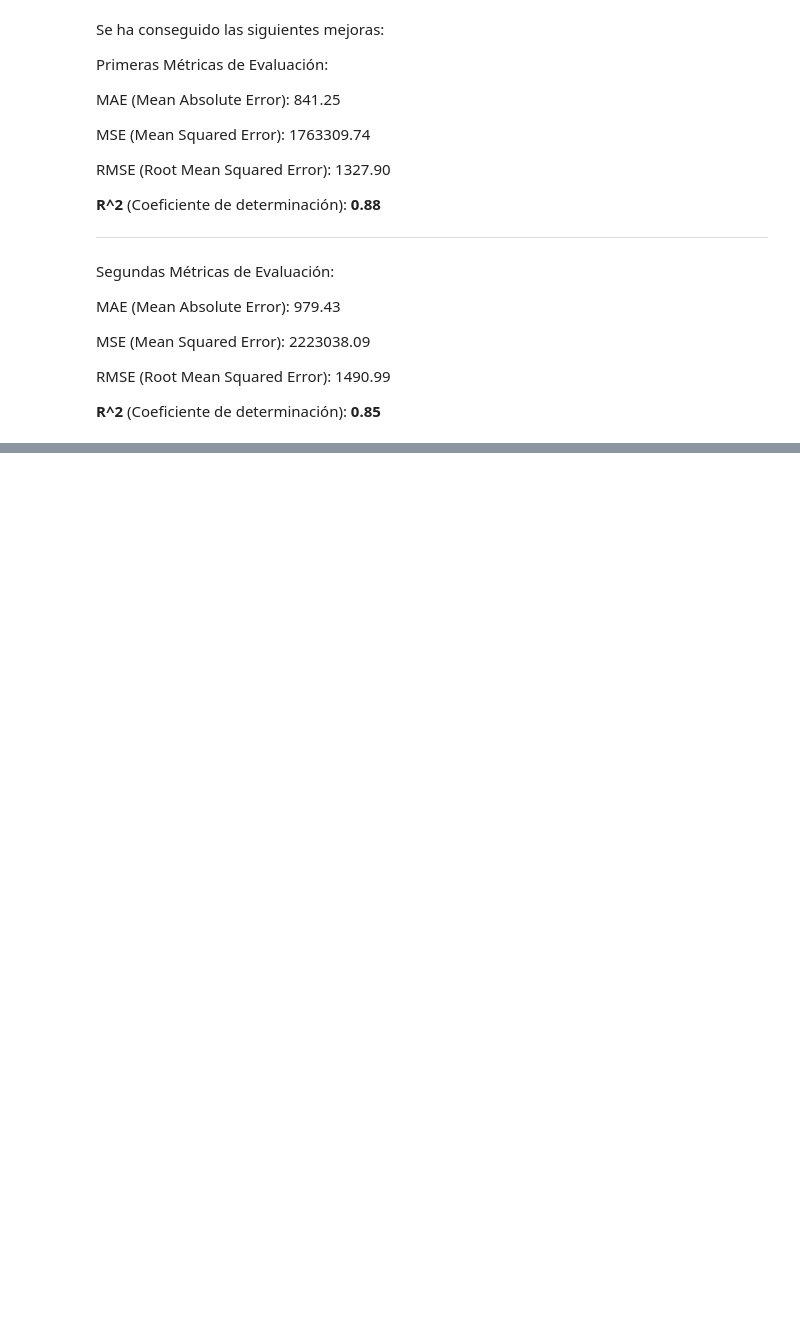
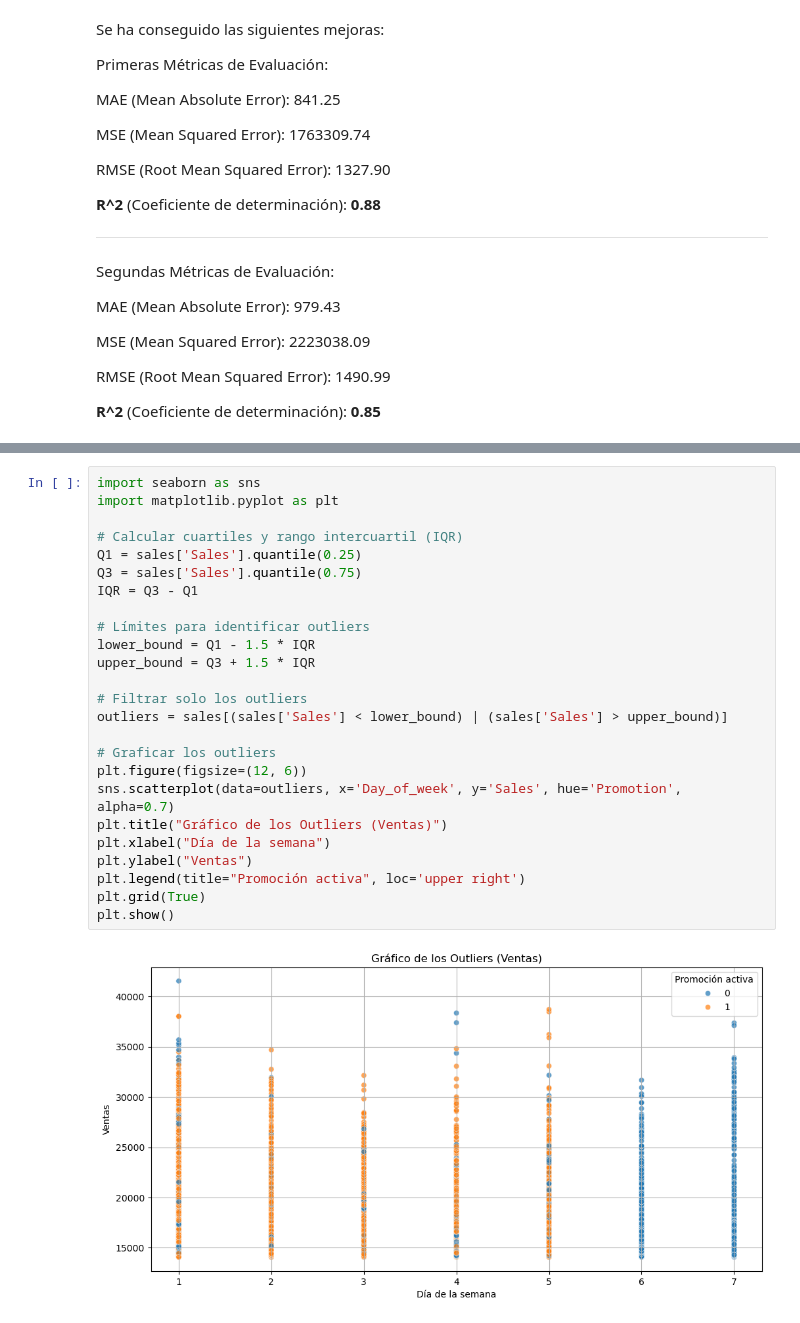
Before and after one commit to datasilvia/IronKaggle, a Jupyter notebook: sales.ipynb, the cells around one changed output, grey strips where cells are left out. Drawn from its saved outputs; the diff is of its cells as text; blank space fills up the shorter version.

```diff
--- a/sales.ipynb
+++ b/sales.ipynb
@@ -515,0 +556,27 @@ RMSE (Root Mean Squared Error): 1490.99
+# %%
+import seaborn as sns
+import matplotlib.pyplot as plt
+
+# Calcular cuartiles y rango intercuartil (IQR)
+Q1 = sales['Sales'].quantile(0.25)
+Q3 = sales['Sales'].quantile(0.75)
+IQR = Q3 - Q1
+
+# Límites para identificar outliers
+lower_bound = Q1 - 1.5 * IQR
+upper_bound = Q3 + 1.5 * IQR
+
+# Filtrar solo los outliers
+outliers = sales[(sales['Sales'] < lower_bound) | (sales['Sales'] > upper_bound)]
+
+# Graficar los outliers
+plt.figure(figsize=(12, 6))
+sns.scatterplot(data=outliers, x='Day_of_week', y='Sales', hue='Promotion', alpha=0.7)
+plt.title("Gráfico de los Outliers (Ventas)")
+plt.xlabel("Día de la semana")
+plt.ylabel("Ventas")
+plt.legend(title="Promoción activa", loc='upper right')
+plt.grid(True)
+plt.show()
+# %% [output]
+[figure, added]
```
Also changed, not shown: parts of 15 cells of this notebook.
